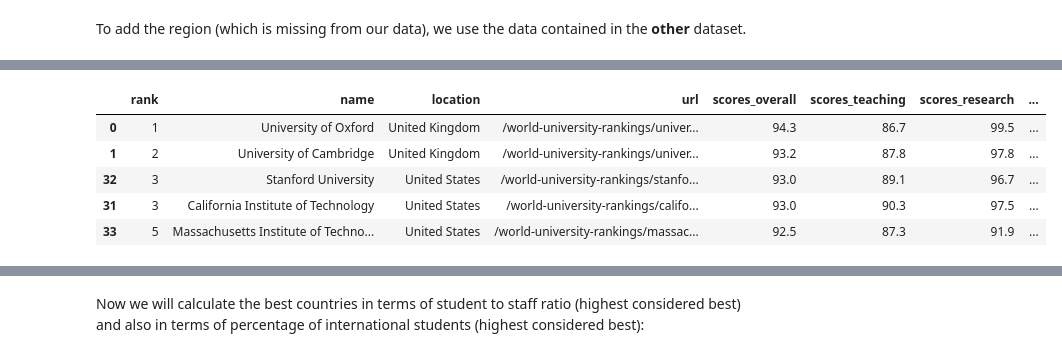
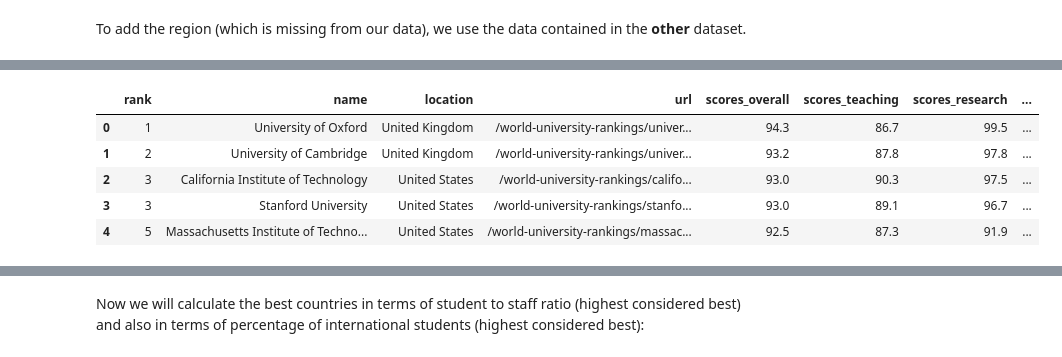
Before and after one commit to odorgergo/ada-rag, a Jupyter notebook: HW2/THE_Data.ipynb, the cells around one changed output, grey strips where cells are left out. Cells and saved outputs as stored; diff of their text form; code cells hidden in the pictures.

Commit message:
fixed regions

```diff
--- a/HW2/THE_Data.ipynb
+++ b/HW2/THE_Data.ipynb
@@ -106,8 +103,16 @@ See the caveats in the documentation: http://pandas.pydata.org/pandas-docs/stabl
 To add the region (which is missing from our data), we use the data contained in the __other__ dataset.
 # %%
 topunis_data = pickle.load(open('topuniversities.p','rb'))
-topunis_data=topunis_data.loc[0:199]
-ranking_w_region = pd.merge(ranking_complete, topunis_data[['country', 'region']].drop_duplicates(), left_on='location', right_on='country').drop('country', axis=1)
-ranking_w_region = ranking_w_region.sort_values(ascending=[True], by=['rank'])
-ranking_w_region['total_staff'] = (ranking_w_region['stats_number_students']/ranking_w_region['stats_student_staff_ratio']).astype(int)
-ranking_w_region['total_intl_student'] = (ranking_w_region['stats_number_students']*ranking_w_region['stats_pc_intl_students']).astype(int)
+map_country = {u:v for u,v in zip(list(topunis_data['country']),list(topunis_data['region']))}
+map_country['Luxembourg'] = 'Europe'
+map_country['Russian Federation'] = 'Europe'
+region = [map_country[c] for c in ranking_complete['location']]
+ranking_complete['region'] = region
+ranking_complete['total_staff'] = (ranking_complete['stats_number_students']/ranking_complete['stats_student_staff_ratio']).astype(int)
+ranking_complete['total_intl_student'] = (ranking_complete['stats_number_students']*ranking_complete['stats_pc_intl_students']).astype(int)
+
+# topunis_data=topunis_data.loc[0:199]
+# ranking_w_region = pd.merge(ranking_complete, topunis_data[['country', 'region']].drop_duplicates(), left_on='location', right_on='country').drop('country', axis=1)
+# ranking_w_region = ranking_w_region.sort_values(ascending=[True], by=['rank'])
+# ranking_w_region['total_staff'] = (ranking_w_region['stats_number_students']/ranking_w_region['stats_student_staff_ratio']).astype(int)
+# ranking_w_region['total_intl_student'] = (ranking_w_region['stats_number_students']*ranking_w_region['stats_pc_intl_students']).astype(int)
@@ -114,12 +134,12 @@ ranking_w_region['total_intl_student'] = (ranking_w_region['stats_number_student
 # %%
-ranking_w_region.head()
+ranking_complete.head()
 # %% [output]
 |  | rank | name | location | url | scores_overall | scores_teaching | scores_research | ... |
 | 0 | 1 | University of Oxford | United Kingdom | /world-university-rankings/univer... | 94.3 | 86.7 | 99.5 | ... |
 | 1 | 2 | University of Cambridge | United Kingdom | /world-university-rankings/univer... | 93.2 | 87.8 | 97.8 | ... |
-| 32 | 3 | Stanford University | United States | /world-university-rankings/stanfo... | 93.0 | 89.1 | 96.7 | ... |
-| 31 | 3 | California Institute of Technology | United States | /world-university-rankings/califo... | 93.0 | 90.3 | 97.5 | ... |
-| 33 | 5 | Massachusetts Institute of Techno... | United States | /world-university-rankings/massac... | 92.5 | 87.3 | 91.9 | ... |
+| 2 | 3 | California Institute of Technology | United States | /world-university-rankings/califo... | 93.0 | 90.3 | 97.5 | ... |
+| 3 | 3 | Stanford University | United States | /world-university-rankings/stanfo... | 93.0 | 89.1 | 96.7 | ... |
+| 4 | 5 | Massachusetts Institute of Techno... | United States | /world-university-rankings/massac... | 92.5 | 87.3 | 91.9 | ... |
 # %%
 ranking_w_region.dtypes
 # %% [output]
```
Also changed, not shown: parts of 3 cells of this notebook.
